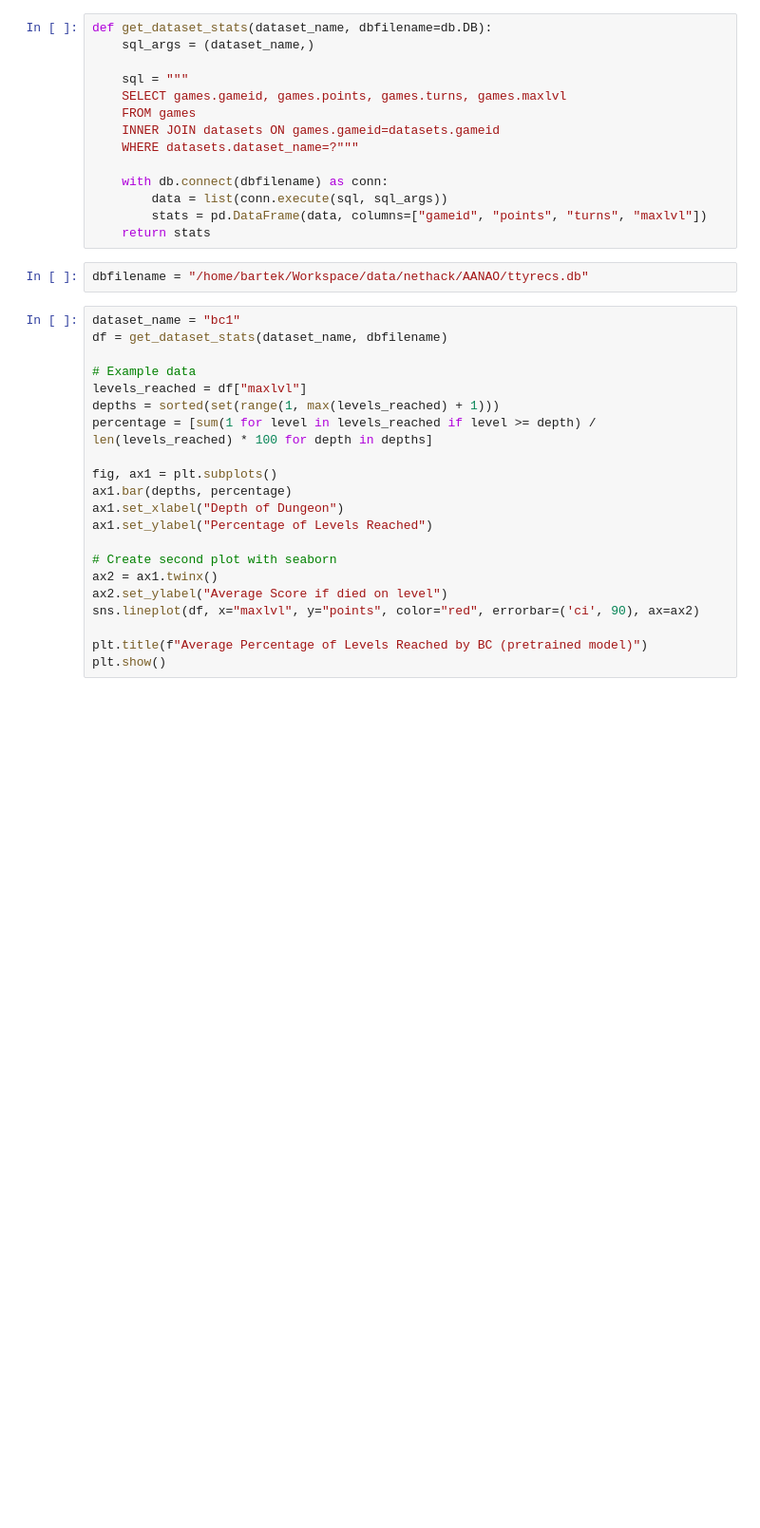
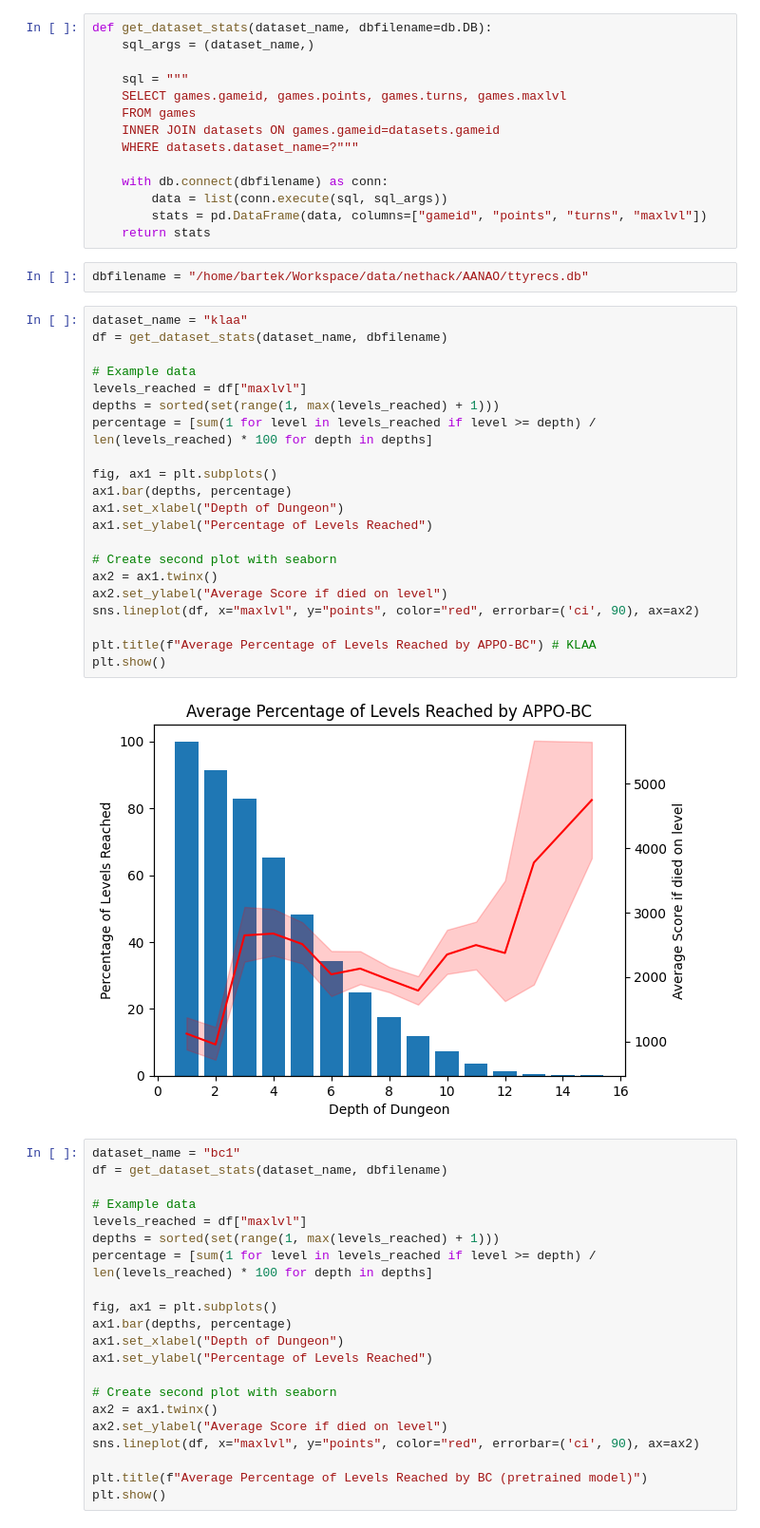
Before and after one commit to BartekCupial/dungeonsdata-neurips2022, a Jupyter notebook: experiment_code/notebooks/dataset_analysis.ipynb, the cells around one changed output. Shown at 95% size. Cells and saved outputs as stored; diff of their text form; blank space fills up the shorter version.

Commit message:
add dataset analysis plots with APPO-BC

```diff
--- a/experiment_code/notebooks/dataset_analysis.ipynb
+++ b/experiment_code/notebooks/dataset_analysis.ipynb
@@ -21,6 +21,29 @@ def get_dataset_stats(dataset_name, dbfilename=db.DB):
     return stats
 # %%
 dbfilename = "/home/bartek/Workspace/data/nethack/AANAO/ttyrecs.db"
+# %%
+dataset_name = "klaa"
+df = get_dataset_stats(dataset_name, dbfilename)
+
+# Example data
+levels_reached = df["maxlvl"]
+depths = sorted(set(range(1, max(levels_reached) + 1)))
+percentage = [sum(1 for level in levels_reached if level >= depth) / len(levels_reached) * 100 for depth in depths]
+
+fig, ax1 = plt.subplots()
+ax1.bar(depths, percentage)
+ax1.set_xlabel("Depth of Dungeon")
+ax1.set_ylabel("Percentage of Levels Reached")
+
+# Create second plot with seaborn
+ax2 = ax1.twinx()
+ax2.set_ylabel("Average Score if died on level")
+sns.lineplot(df, x="maxlvl", y="points", color="red", errorbar=('ci', 90), ax=ax2)
+
+plt.title(f"Average Percentage of Levels Reached by APPO-BC") # KLAA
+plt.show()
+# %% [output]
+[figure, added]
 # %%
 dataset_name = "bc1"
 df = get_dataset_stats(dataset_name, dbfilename)
```
